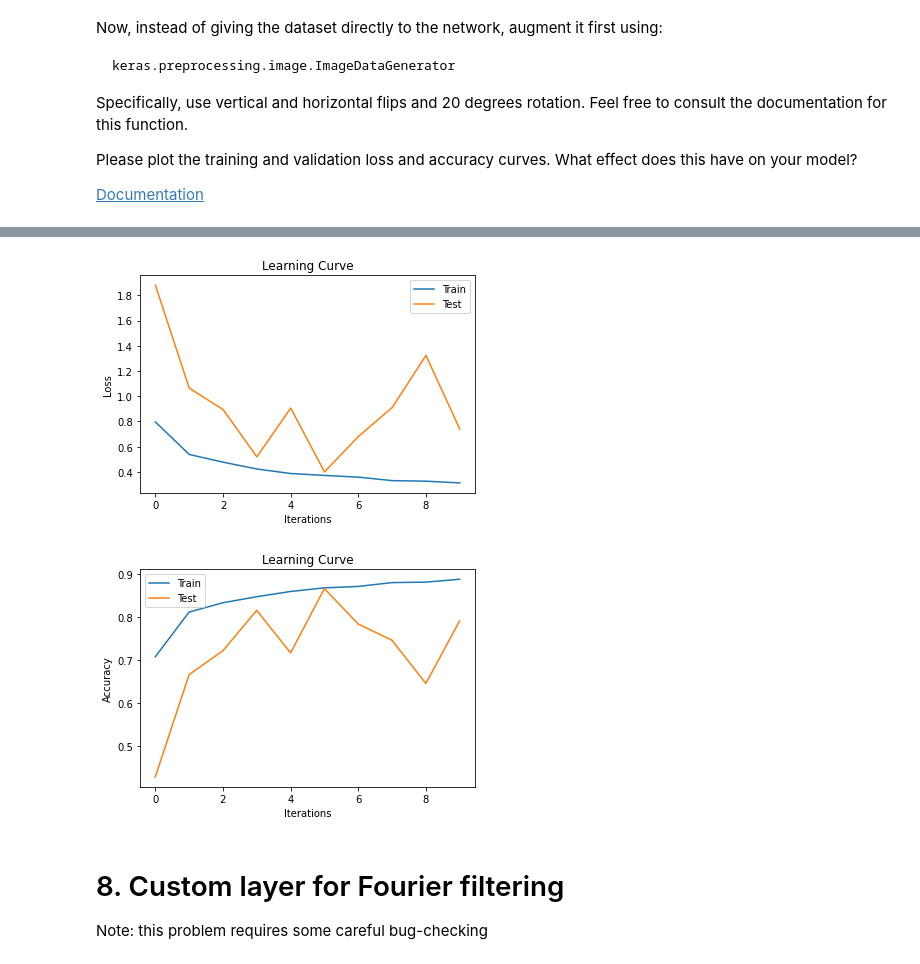
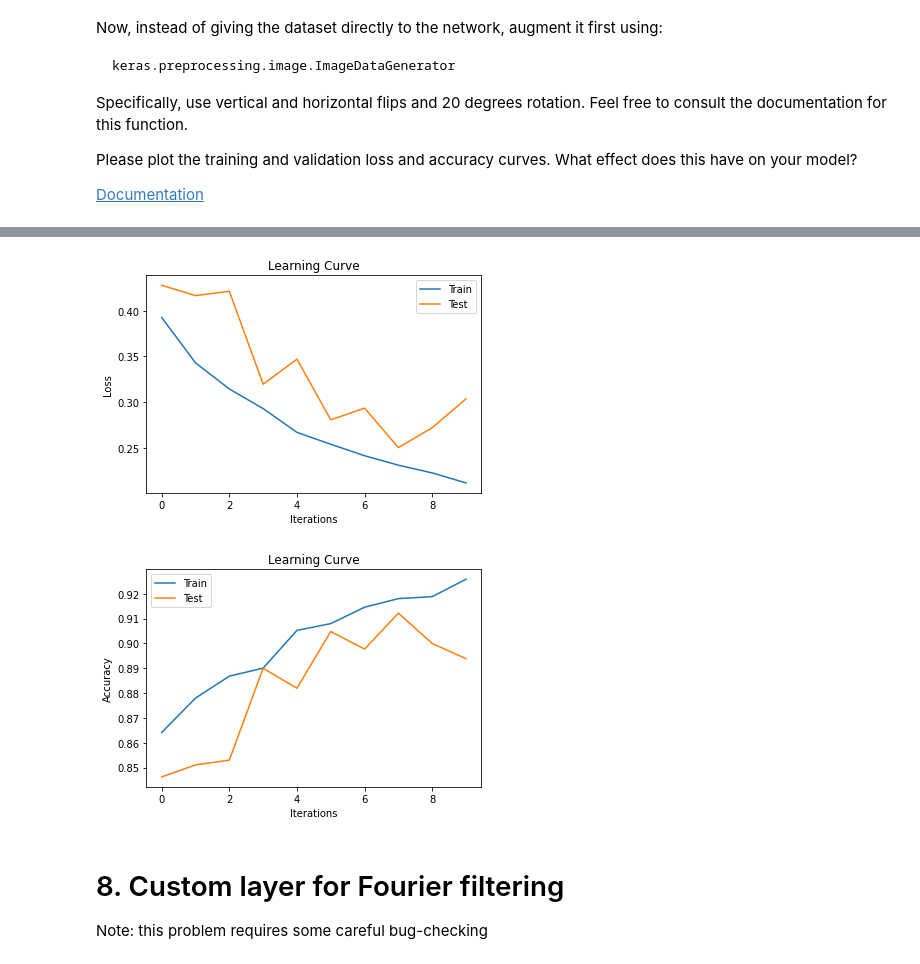
Before and after one commit to guptashrey/BME548L-Machine-Learning-Imaging, a Jupyter notebook: Homework/S2023_HW3.ipynb, the cells around one changed output, grey strips where cells are left out. Cells and saved outputs as stored; diff of their text form; code cells hidden in the pictures.

```diff
--- a/Homework/S2023_HW3.ipynb
+++ b/Homework/S2023_HW3.ipynb
@@ -148,13 +169,13 @@ cnn_model = tf.keras.models.Sequential([
 
     # convolutional layers:
     tf.keras.layers.Conv2D(filters=6, kernel_size=5, activation='relu', strides=(1, 1)),
-    tf.keras.layers.Conv2D(filters=6, kernel_size=5, activation='relu', strides=(1, 1)),
+    tf.keras.layers.Conv2D(filters=6, kernel_size=5, activation='relu', strides=(2, 2)),
 
     # max pooling layer:
     #tf.keras.layers.MaxPooling2D(pool_size=(2, 2)),
 
     # convolutional layers:
-    tf.keras.layers.Conv2D(filters=6, kernel_size=5, activation='relu', strides=(2, 2)),
+    tf.keras.layers.Conv2D(filters=6, kernel_size=5, activation='relu', strides=(1, 1)),
     tf.keras.layers.Conv2D(filters=6, kernel_size=5, activation='relu', strides=(2, 2)),
 
     # max pooling layer:
@@ -162,6 +183,9 @@ cnn_model = tf.keras.models.Sequential([
 
     # dense layer:
     tf.keras.layers.Flatten(),
+    tf.keras.layers.Dense(128, activation='relu'),
+
+    # output layer:
     tf.keras.layers.Dense(8, activation='softmax')
 ])
 # %% [markdown]
@@ -457,13 +482,13 @@ cnn_model = tf.keras.models.Sequential([
 
     # convolutional layers:
     tf.keras.layers.Conv2D(filters=6, kernel_size=5, activation='relu', strides=(1, 1)),
-    tf.keras.layers.Conv2D(filters=6, kernel_size=5, activation='relu', strides=(1, 1)),
+    tf.keras.layers.Conv2D(filters=6, kernel_size=5, activation='relu', strides=(2, 2)),
 
     # batch norm layer:
     tf.keras.layers.BatchNormalization(),
 
     # convolutional layers:
-    tf.keras.layers.Conv2D(filters=6, kernel_size=5, activation='relu', strides=(2, 2)),
+    tf.keras.layers.Conv2D(filters=6, kernel_size=5, activation='relu', strides=(1, 1)),
     tf.keras.layers.Conv2D(filters=6, kernel_size=5, activation='relu', strides=(2, 2)),
 
     # batch norm layer:
@@ -471,11 +496,14 @@ cnn_model = tf.keras.models.Sequential([
 
     # dense layer:
     tf.keras.layers.Flatten(),
+    tf.keras.layers.Dense(128, activation='relu'),
+
+    # output layer:
     tf.keras.layers.Dense(8, activation='softmax')
 ])
 # %%
 # compile the model
-cnn_model.compile(optimizer=tf.keras.optimizers.Adam(learning_rate=0.0005),  # pick an optimizer
+cnn_model.compile(optimizer=tf.keras.optimizers.Adam(learning_rate=0.0001),  # pick an optimizer
                      loss=tf.keras.losses.CategoricalCrossentropy(),  # pick a loss
                      metrics=['accuracy'])  # pick a metric to monitor
 
@@ -527,32 +555,8 @@ Please plot the training and validation loss and accuracy curves. What effect do
 # %%
 data_aug = tf.keras.preprocessing.image.ImageDataGenerator(horizontal_flip=True, vertical_flip=True, rotation_range=20)
 # %%
-# model
-cnn_model = tf.keras.models.Sequential([
-    # Input layer
-    tf.keras.layers.Input(image_size),
-
-    # convolutional layers:
-    tf.keras.layers.Conv2D(filters=6, kernel_size=5, activation='relu', strides=(1, 1)),
-    tf.keras.layers.Conv2D(filters=6, kernel_size=5, activation='relu', strides=(1, 1)),
-
-    # batch norm layer:
-    tf.keras.layers.BatchNormalization(),
-
-    # convolutional layers:
-    tf.keras.layers.Conv2D(filters=6, kernel_size=5, activation='relu', strides=(2, 2)),
-    tf.keras.layers.Conv2D(filters=6, kernel_size=5, activation='relu', strides=(2, 2)),
-
-    # batch norm layer:
-    tf.keras.layers.BatchNormalization(),
-
-    # dense layer:
-    tf.keras.layers.Flatten(),
-    tf.keras.layers.Dense(8, activation='softmax')
-])
-
 # compile the model
-cnn_model.compile(optimizer=tf.keras.optimizers.Adam(learning_rate=0.0005),  # pick an optimizer
+cnn_model.compile(optimizer=tf.keras.optimizers.Adam(learning_rate=0.0001),  # pick an optimizer
                      loss=tf.keras.losses.CategoricalCrossentropy(),  # pick a loss
                      metrics=['accuracy'])  # pick a metric to monitor
 
@@ -588,5 +592,5 @@ Epoch 10/10
-[figure, old version]
+[figure, new version]
-[figure, old version]
+[figure, new version]
 # %% [markdown]
 # 8. Custom layer for Fourier filtering
 
```
Also changed, not shown: parts of 16 cells of this notebook.
